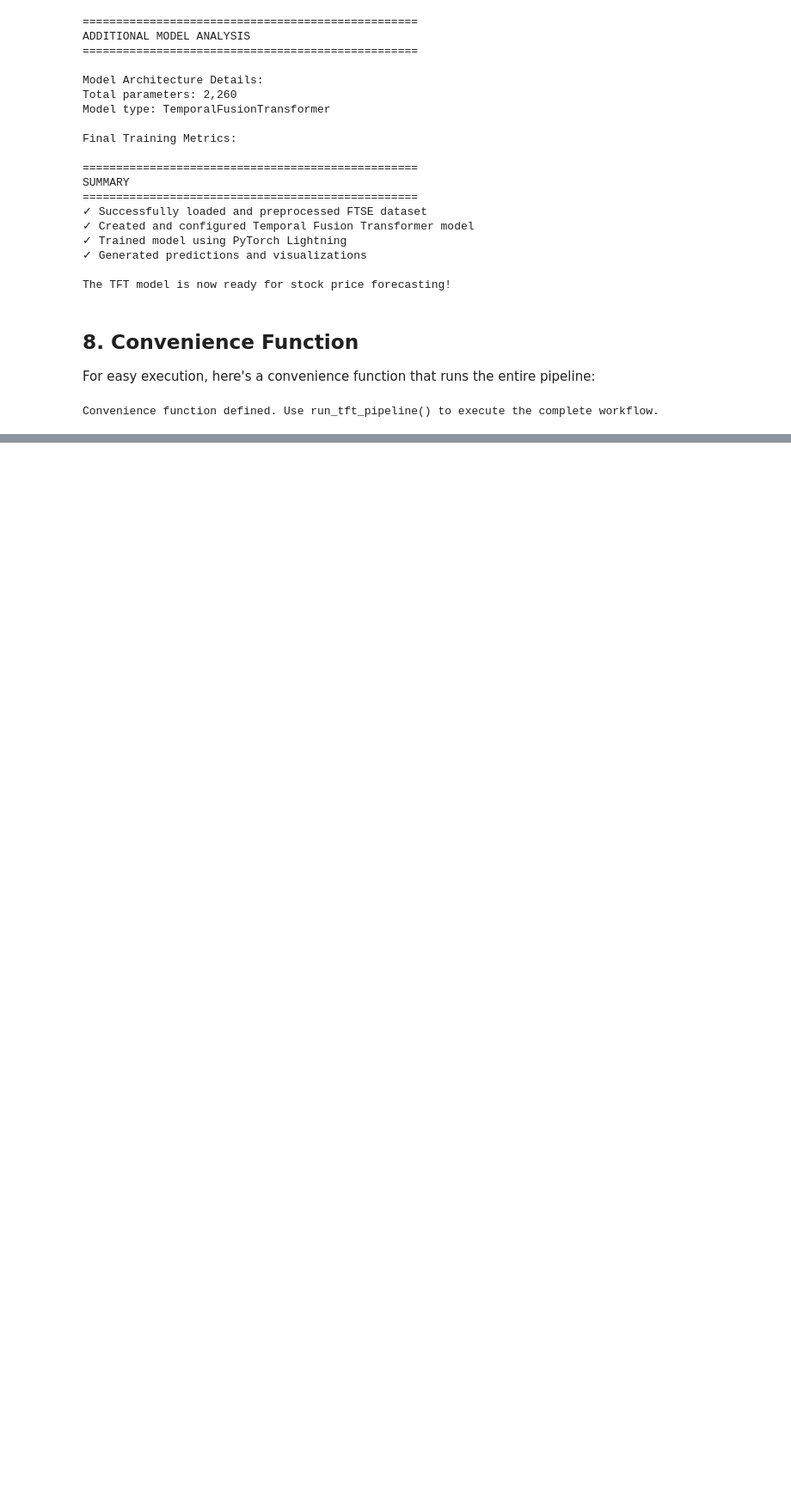
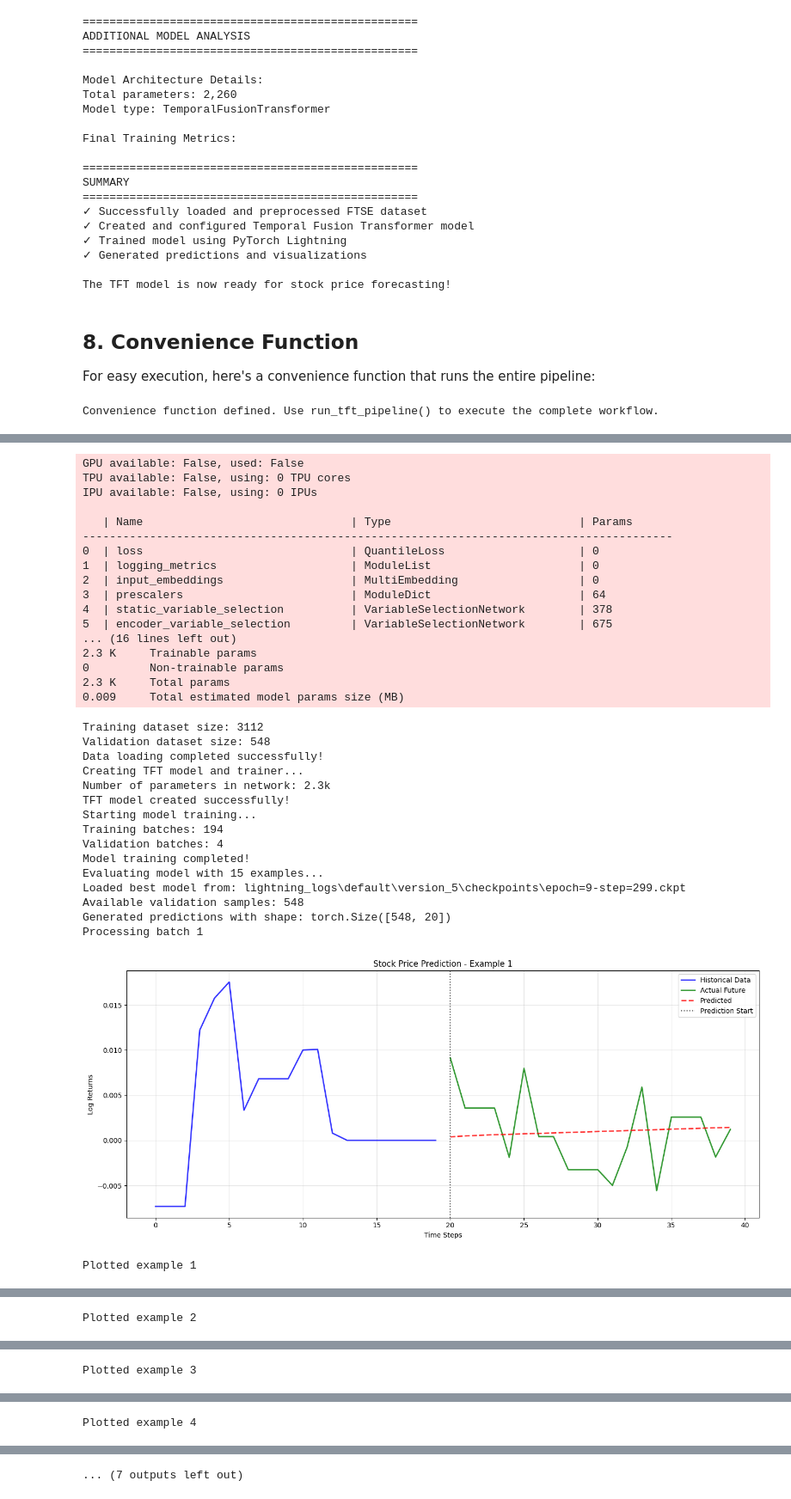
Before and after one commit to nelonmelons/Multi-Modal-Stock-TFT, a Jupyter notebook: Code/TFT/PytorchForecasting.ipynb, the cells around one changed output, grey strips where cells are left out. Shown at 86% size. Cells and saved outputs as stored; diff of their text form; code cells hidden in the pictures; blank space fills up the shorter version.

```diff
--- a/Code/TFT/PytorchForecasting.ipynb
+++ b/Code/TFT/PytorchForecasting.ipynb
@@ -909,3 +919,6 @@ trained_model = run_tft_pipeline(prediction_length=2000, num_examples=1)
 - Dropout: 0.1
 
 These parameters can be adjusted in the respective class methods for experimentation and optimization.
+# %%
+trained_model = run_tft_pipeline(prediction_length=20, num_examples=15)
+# %% [output]
@@ -911,0 +942,34 @@ These parameters can be adjusted in the respective class methods for experimenta
+GPU available: False, used: False
+TPU available: False, using: 0 TPU cores
+IPU available: False, using: 0 IPUs
+
+   | Name                               | Type                            | Params
+----------------------------------------------------------------------------------------
+0  | loss                               | QuantileLoss                    | 0
+1  | logging_metrics                    | ModuleList                      | 0
+2  | input_embeddings                   | MultiEmbedding                  | 0
+3  | prescalers                         | ModuleDict                      | 64
+4  | static_variable_selection          | VariableSelectionNetwork        | 378
+5  | encoder_variable_selection         | VariableSelectionNetwork        | 675
+... (16 lines left out)
+2.3 K     Trainable params
+0         Non-trainable params
+2.3 K     Total params
+0.009     Total estimated model params size (MB)
+Training dataset size: 3112
+Validation dataset size: 548
+Data loading completed successfully!
+Creating TFT model and trainer...
+Number of parameters in network: 2.3k
+TFT model created successfully!
+Starting model training...
+Training batches: 194
+Validation batches: 4
+Model training completed!
+Evaluating model with 15 examples...
+Loaded best model from: lightning_logs\default\version_5\checkpoints\epoch=9-step=299.ckpt
+Available validation samples: 548
+Generated predictions with shape: torch.Size([548, 20])
+Processing batch 1
+[figure, added]
+Plotted example 1
@@ -911,0 +977 @@ These parameters can be adjusted in the respective class methods for experimenta
+Plotted example 2
@@ -911,0 +979 @@ These parameters can be adjusted in the respective class methods for experimenta
+Plotted example 3
@@ -911,0 +981 @@ These parameters can be adjusted in the respective class methods for experimenta
+Plotted example 4
@@ -911,0 +983 @@ These parameters can be adjusted in the respective class methods for experimenta
+... (7 outputs left out)
```
Also changed, not shown: parts of 6 cells of this notebook.
